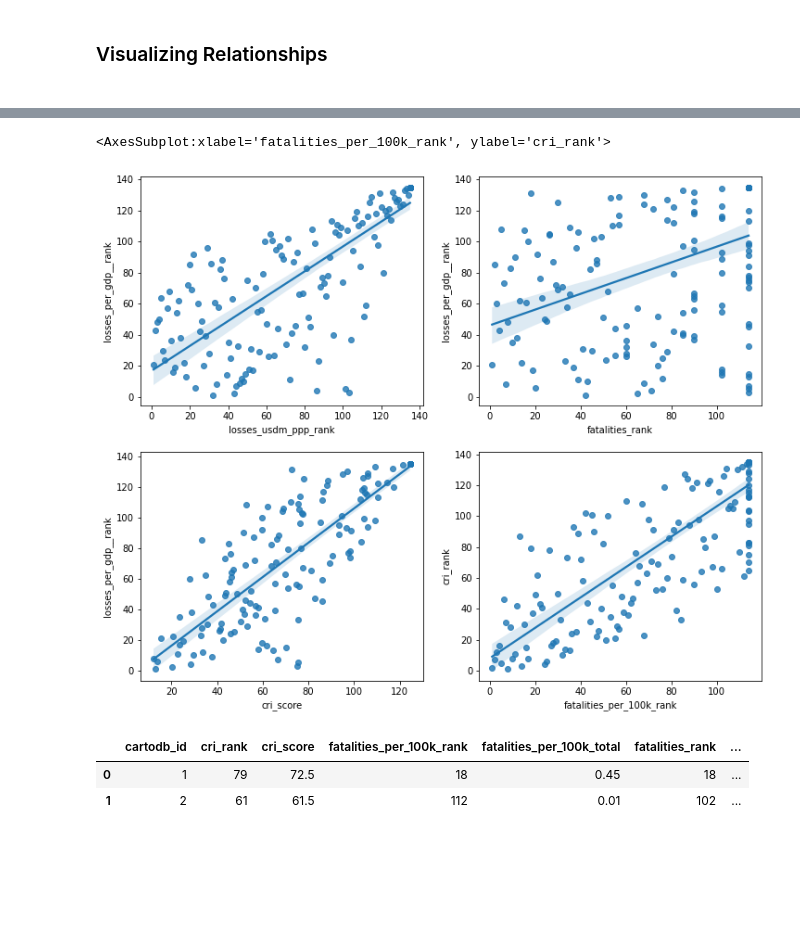
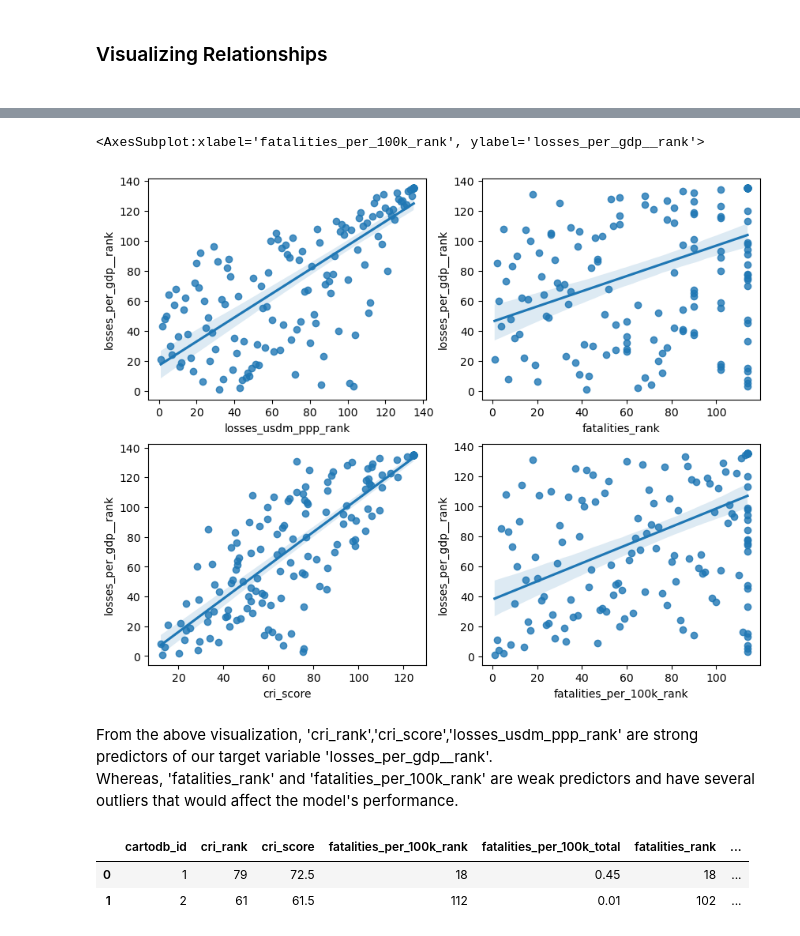
Before and after one commit to tahmee/SVC-Premiere-Project, a Jupyter notebook: SVC project.ipynb, the cells around one changed output, grey strips where cells are left out. Saved outputs shown, nothing was run; the diff lists cells and outputs as text; code cells hidden in the pictures; blank space fills up the shorter version.

```diff
--- a/SVC project.ipynb
+++ b/SVC project.ipynb
@@ -317,12 +313,16 @@ Text(0, 0.5, 'losses_per_gdp__rank')
 # %%
-fig, ax = plt.subplots(ncols=2, nrows=2, figsize=(12, 10))
+fig, ax = plt.subplots(ncols=2, nrows=2, figsize=(10, 8))
 sns.regplot(x = 'losses_usdm_ppp_rank', y = 'losses_per_gdp__rank', data = df, ax=ax[0,0])
 sns.regplot(x = 'fatalities_rank', y = 'losses_per_gdp__rank', data = df, ax=ax[0,1])
 sns.regplot(x = 'cri_score', y = 'losses_per_gdp__rank', data = df, ax=ax[1,0])
-sns.regplot(x = 'fatalities_per_100k_rank', y = 'cri_rank', data = df, ax=ax[1,1])
+sns.regplot(x = 'fatalities_per_100k_rank', y = 'losses_per_gdp__rank', data = df, ax=ax[1,1])
 # %% [output]
-<AxesSubplot:xlabel='fatalities_per_100k_rank', ylabel='cri_rank'>
+<AxesSubplot:xlabel='fatalities_per_100k_rank', ylabel='losses_per_gdp__rank'>
-[figure, old version]
+[figure, new version]
+# %% [markdown]
+From the above visualization, 'cri_rank','cri_score','losses_usdm_ppp_rank' are strong predictors of our target
+variable 'losses_per_gdp__rank'.
+Whereas, 'fatalities_rank' and 'fatalities_per_100k_rank' are weak predictors and have several outliers that would affect the model's performance.
 # %%
 df.head(2)
 # %% [output]
```
Also changed, not shown: parts of 17 cells of this notebook.
